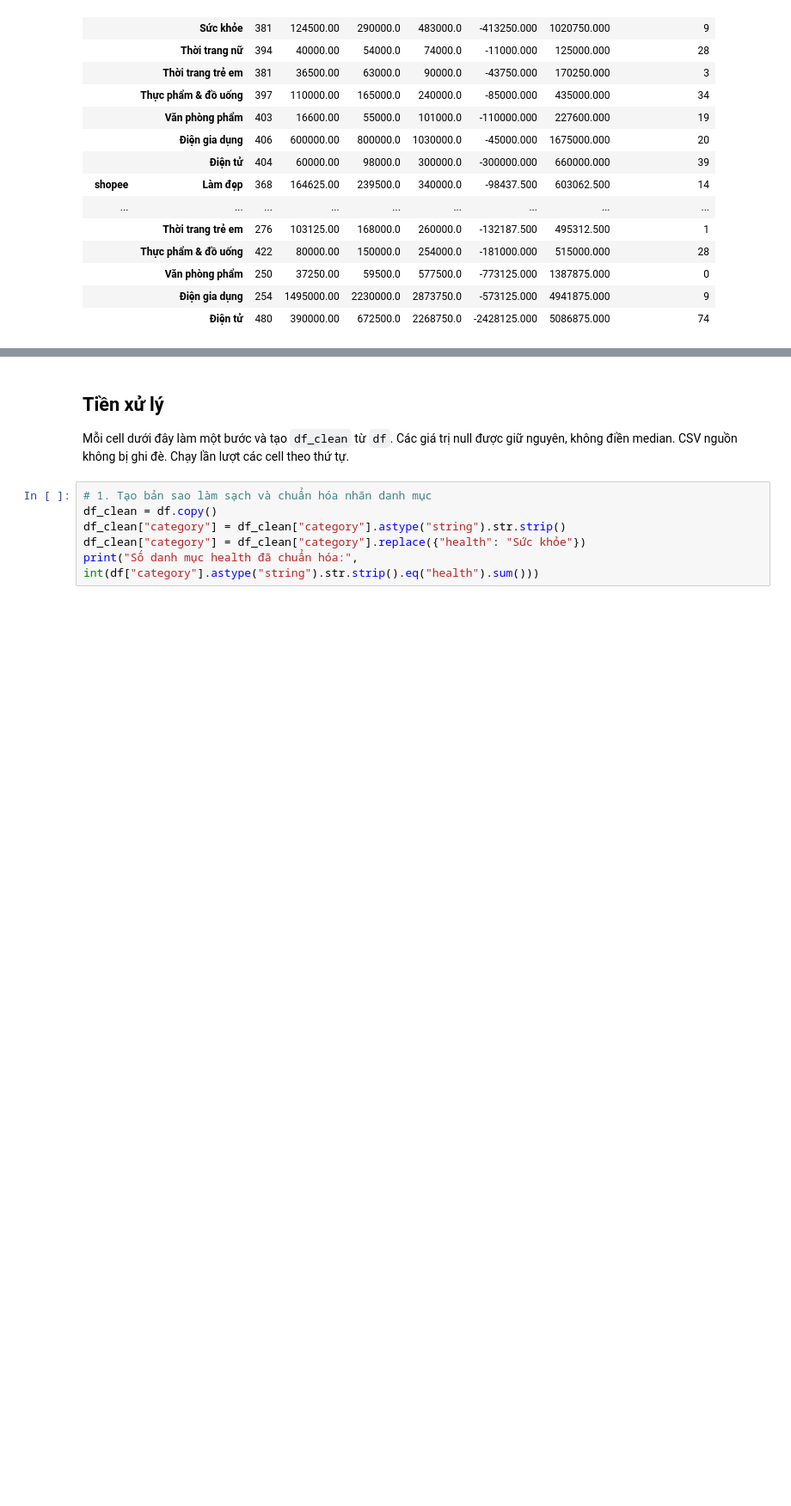
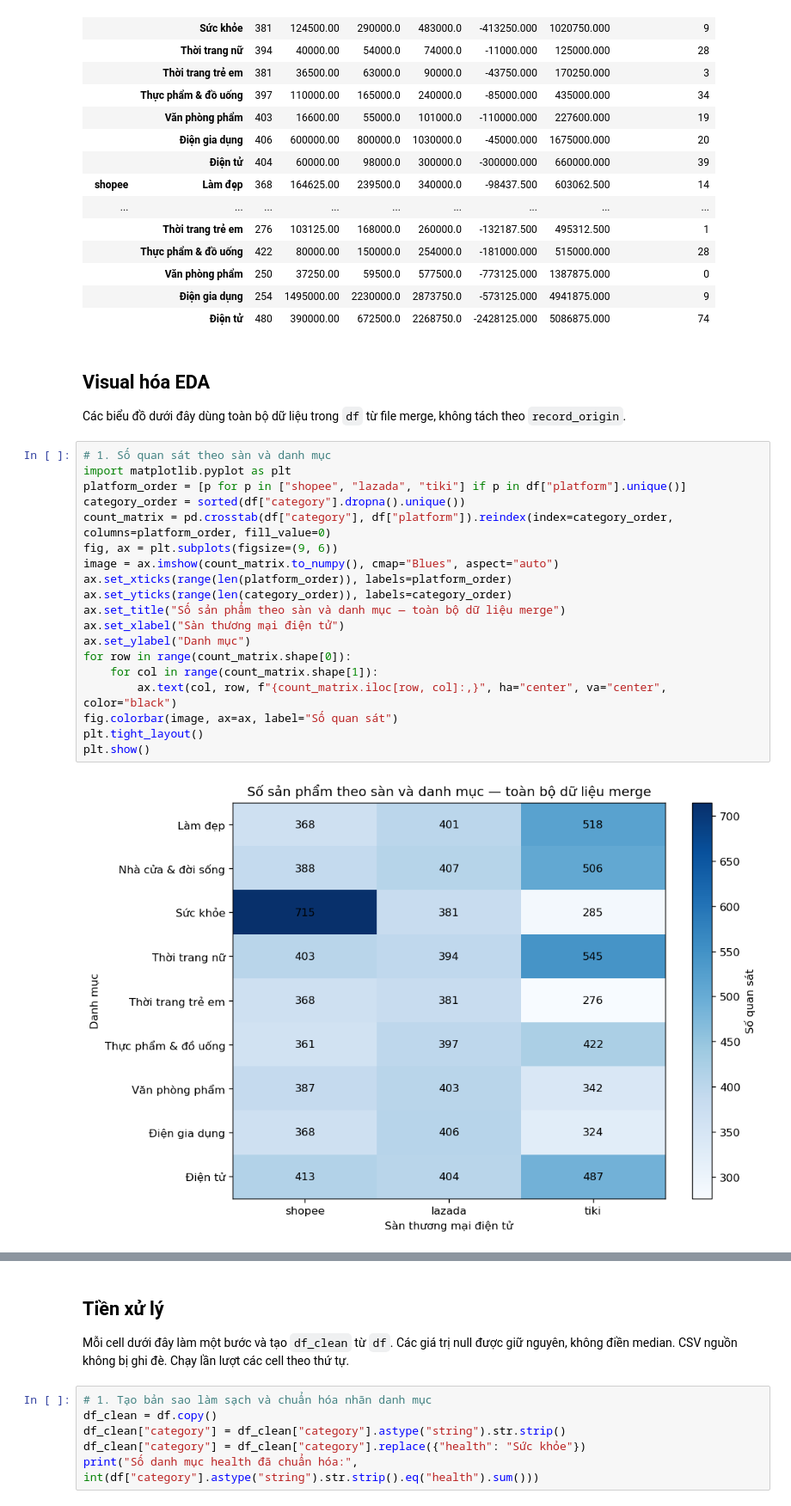
Before and after one commit to Leonn2285/Ecommerce_Analysis-, a Jupyter notebook: EDA.ipynb, the cells around one changed output, grey strips where cells are left out. Shown at 86% size. Cells and saved outputs as stored; diff of their text form; blank space fills up the shorter version.

```diff
--- a/EDA.ipynb
+++ b/EDA.ipynb
@@ -170,3 +170,27 @@ if "price" in df.columns:
 |  | Văn phòng phẩm | 250 | 37250.00 | 59500.0 | 577500.0 | -773125.000 | 1387875.000 | 0 |
 |  | Điện gia dụng | 254 | 1495000.00 | 2230000.0 | 2873750.0 | -573125.000 | 4941875.000 | 9 |
 |  | Điện tử | 480 | 390000.00 | 672500.0 | 2268750.0 | -2428125.000 | 5086875.000 | 74 |
+# %% [markdown]
+## Visual hóa EDA
+Các biểu đồ dưới đây dùng toàn bộ dữ liệu trong `df` từ file merge, không tách theo `record_origin`.
+# %%
+# 1. Số quan sát theo sàn và danh mục
+import matplotlib.pyplot as plt
+platform_order = [p for p in ["shopee", "lazada", "tiki"] if p in df["platform"].unique()]
+category_order = sorted(df["category"].dropna().unique())
+count_matrix = pd.crosstab(df["category"], df["platform"]).reindex(index=category_order, columns=platform_order, fill_value=0)
+fig, ax = plt.subplots(figsize=(9, 6))
+image = ax.imshow(count_matrix.to_numpy(), cmap="Blues", aspect="auto")
+ax.set_xticks(range(len(platform_order)), labels=platform_order)
+ax.set_yticks(range(len(category_order)), labels=category_order)
+ax.set_title("Số sản phẩm theo sàn và danh mục — toàn bộ dữ liệu merge")
+ax.set_xlabel("Sàn thương mại điện tử")
+ax.set_ylabel("Danh mục")
+for row in range(count_matrix.shape[0]):
+    for col in range(count_matrix.shape[1]):
+        ax.text(col, row, f"{count_matrix.iloc[row, col]:,}", ha="center", va="center", color="black")
+fig.colorbar(image, ax=ax, label="Số quan sát")
+plt.tight_layout()
+plt.show()
+# %% [output]
+[figure, added]
```
Also changed, not shown: parts of 3 cells of this notebook, 1 other file.
